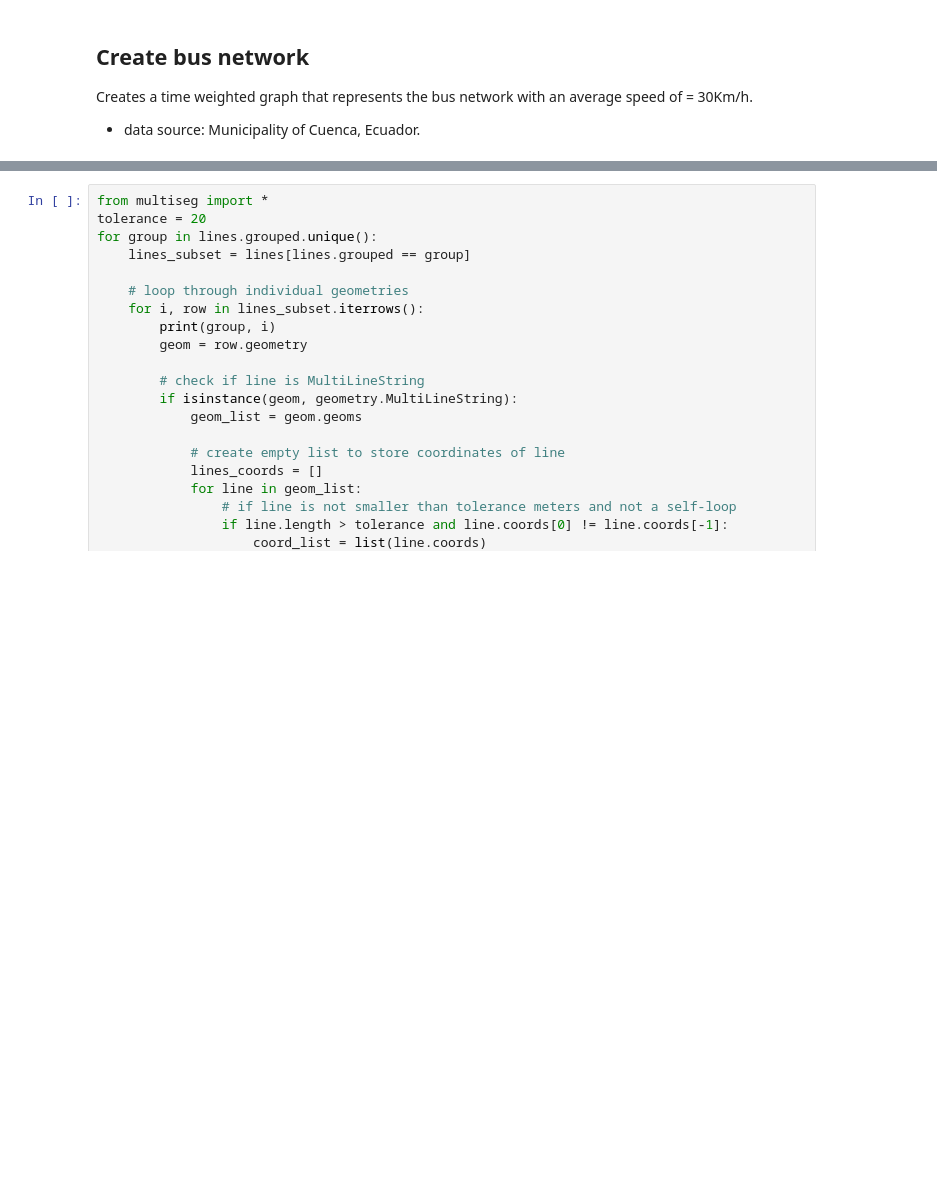
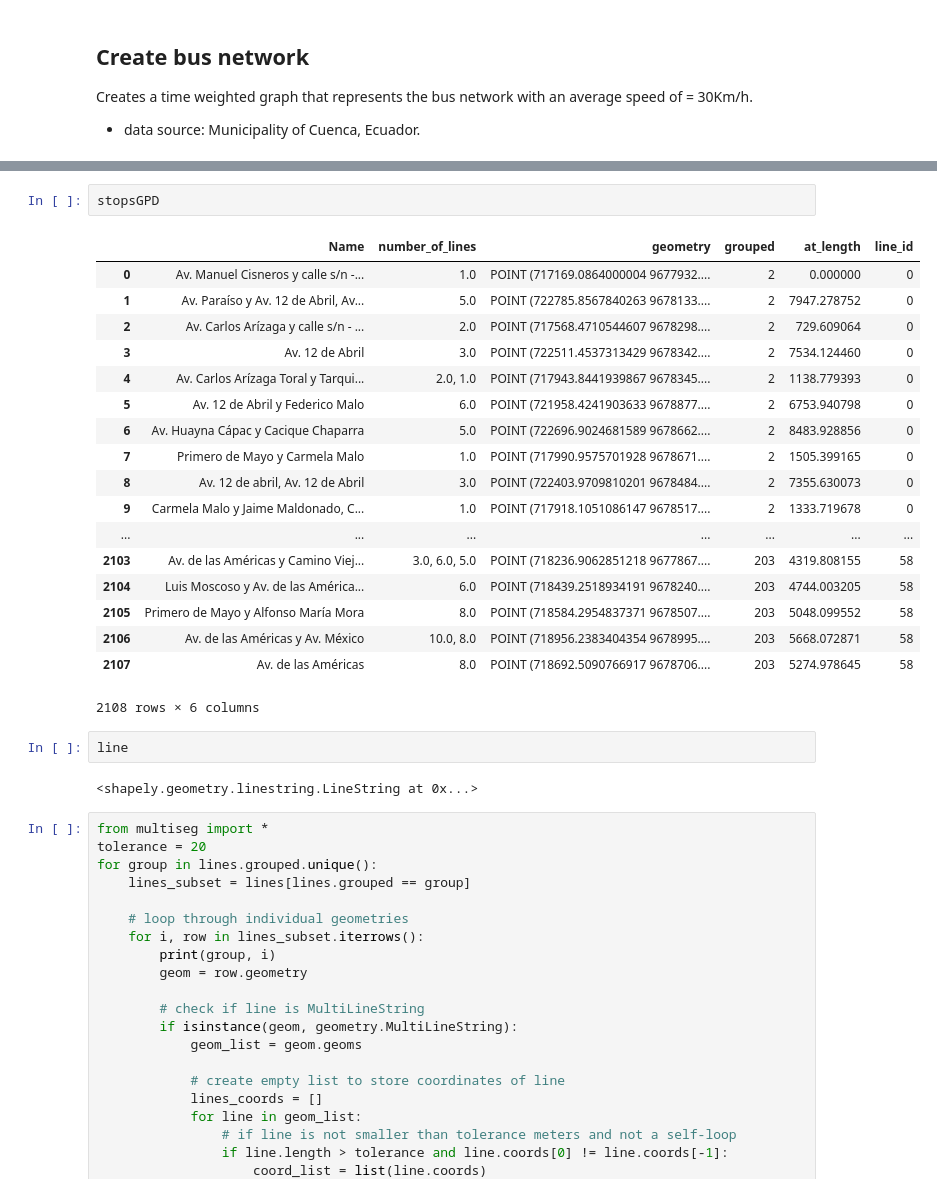
Before and after one commit to mateoneira/MultiplexSegregation, a Jupyter notebook: Multiplex_Segregation.ipynb, the cells around one changed output, grey strips where cells are left out. Cells and saved outputs as stored; diff of their text form; blank space fills up the shorter version.

```diff
--- a/Multiplex_Segregation.ipynb
+++ b/Multiplex_Segregation.ipynb
@@ -202,3 +257,28 @@ True
+# %%
+stopsGPD
+# %% [output]
+|  | Name | number_of_lines | geometry | grouped | at_length | line_id |
+| 0 | Av. Manuel Cisneros y calle s/n -... | 1.0 | POINT (717169.0864000004 9677932.... | 2 | 0.000000 | 0 |
+| 1 | Av. Paraíso y Av. 12 de Abril, Av... | 5.0 | POINT (722785.8567840263 9678133.... | 2 | 7947.278752 | 0 |
+| 2 | Av. Carlos Arízaga y calle s/n - ... | 2.0 | POINT (717568.4710544607 9678298.... | 2 | 729.609064 | 0 |
+| 3 | Av. 12 de Abril | 3.0 | POINT (722511.4537313429 9678342.... | 2 | 7534.124460 | 0 |
+| 4 | Av. Carlos Arízaga Toral y Tarqui... | 2.0, 1.0 | POINT (717943.8441939867 9678345.... | 2 | 1138.779393 | 0 |
+| 5 | Av. 12 de Abril y Federico Malo | 6.0 | POINT (721958.4241903633 9678877.... | 2 | 6753.940798 | 0 |
+| 6 | Av. Huayna Cápac y Cacique Chaparra | 5.0 | POINT (722696.9024681589 9678662.... | 2 | 8483.928856 | 0 |
+| 7 | Primero de Mayo y Carmela Malo | 1.0 | POINT (717990.9575701928 9678671.... | 2 | 1505.399165 | 0 |
+| 8 | Av. 12 de abril, Av. 12 de Abril | 3.0 | POINT (722403.9709810201 9678484.... | 2 | 7355.630073 | 0 |
+| 9 | Carmela Malo y Jaime Maldonado, C... | 1.0 | POINT (717918.1051086147 9678517.... | 2 | 1333.719678 | 0 |
+| ... | ... | ... | ... | ... | ... | ... |
+| 2103 | Av. de las Américas y Camino Viej... | 3.0, 6.0, 5.0 | POINT (718236.9062851218 9677867.... | 203 | 4319.808155 | 58 |
+| 2104 | Luis Moscoso y Av. de las América... | 6.0 | POINT (718439.2518934191 9678240.... | 203 | 4744.003205 | 58 |
+| 2105 | Primero de Mayo y Alfonso María Mora | 8.0 | POINT (718584.2954837371 9678507.... | 203 | 5048.099552 | 58 |
+| 2106 | Av. de las Américas y Av. México | 10.0, 8.0 | POINT (718956.2383404354 9678995.... | 203 | 5668.072871 | 58 |
+| 2107 | Av. de las Américas | 8.0 | POINT (718692.5090766917 9678706.... | 203 | 5274.978645 | 58 |
+2108 rows × 6 columns
+# %%
+line
+# %% [output]
+<shapely.geometry.linestring.LineString at 0x...>
 # %%
 from multiseg import *
 tolerance = 20
```
Also changed, not shown: parts of 28 cells of this notebook, 2 other files.
